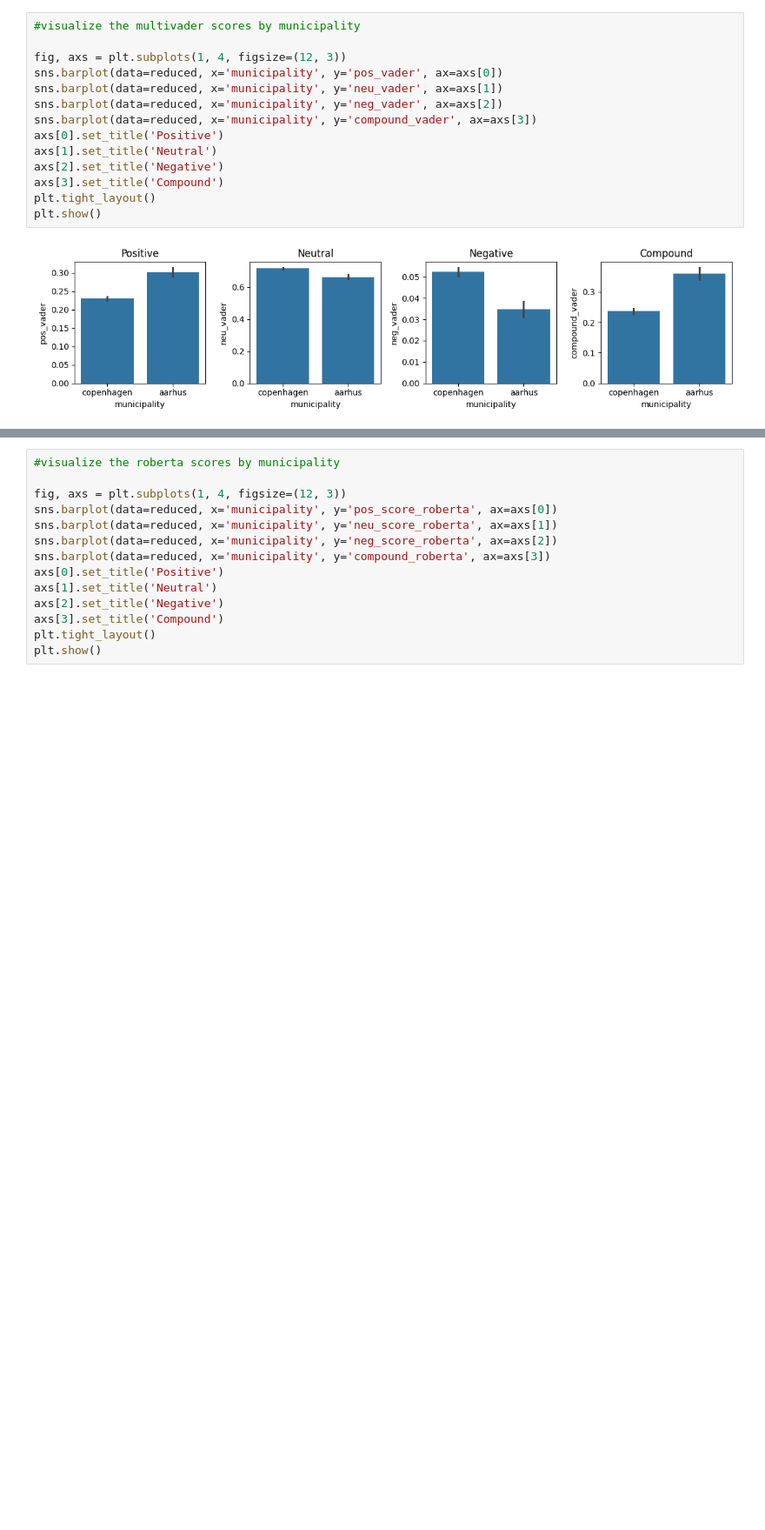
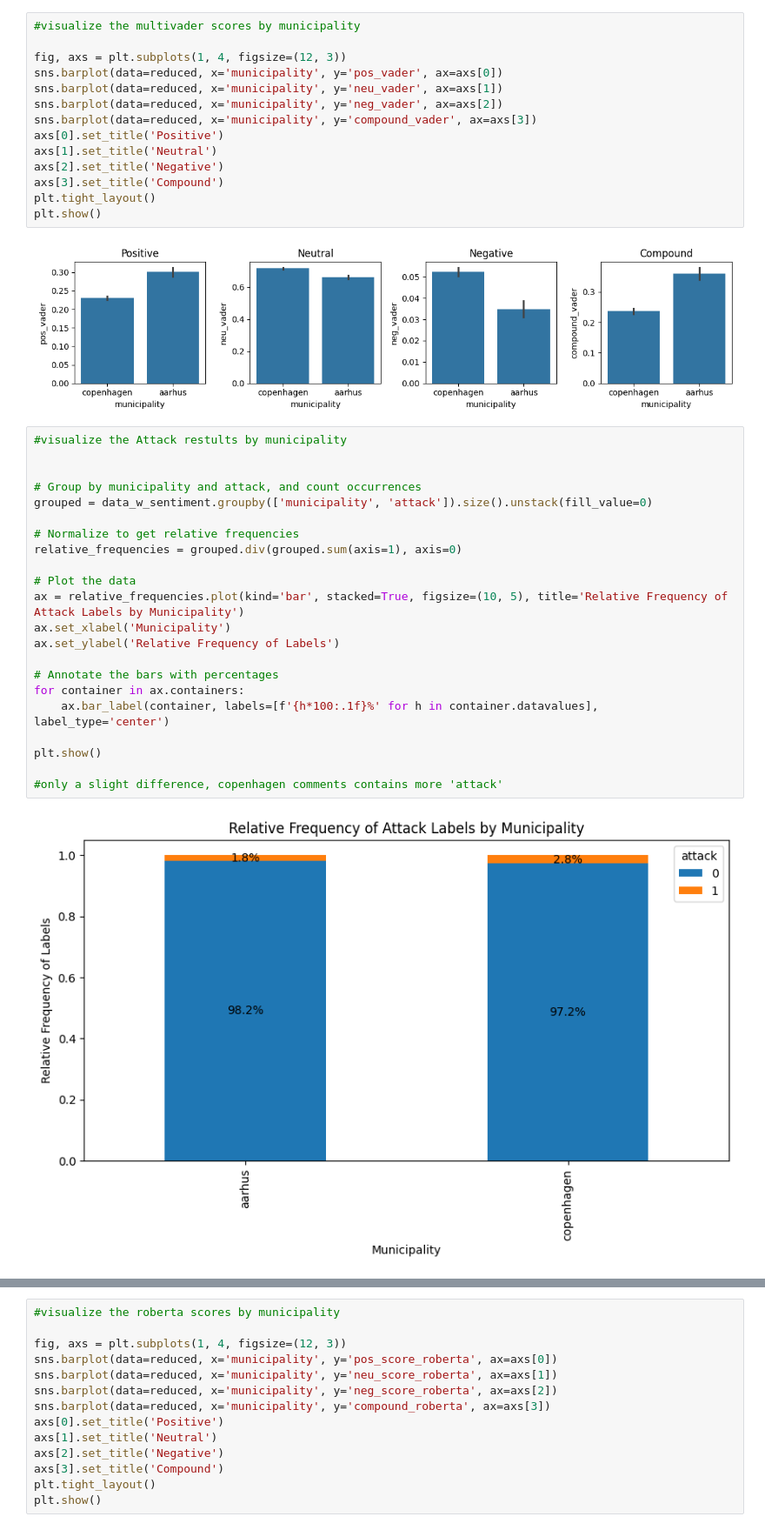
Before and after one commit to idadencker/STANDBY, a Jupyter notebook: Scripts/analysis_standby.ipynb, the cells around one changed output, grey strips where cells are left out. Shown at 87% size. Saved outputs shown, nothing was run; the diff lists cells and outputs as text; blank space fills up the shorter version.

Commit message:
more plots and new multilevel models

```diff
--- a/Scripts/analysis_standby.ipynb
+++ b/Scripts/analysis_standby.ipynb
@@ -840,3 +900,27 @@ plt.tight_layout()
 plt.show()
 # %% [output]
 [figure]
+# %%
+#visualize the Attack restults by municipality
+
+
+# Group by municipality and attack, and count occurrences
+grouped = data_w_sentiment.groupby(['municipality', 'attack']).size().unstack(fill_value=0)
+
+# Normalize to get relative frequencies
+relative_frequencies = grouped.div(grouped.sum(axis=1), axis=0)
+
+# Plot the data
+ax = relative_frequencies.plot(kind='bar', stacked=True, figsize=(10, 5), title='Relative Frequency of Attack Labels by Municipality')
+ax.set_xlabel('Municipality')
+ax.set_ylabel('Relative Frequency of Labels')
+
+# Annotate the bars with percentages
+for container in ax.containers:
+    ax.bar_label(container, labels=[f'{h*100:.1f}%' for h in container.datavalues], label_type='center')
+
+plt.show()
+
+#only a slight difference, copenhagen comments contains more 'attack'
+# %% [output]
+[figure, added]
```
Also changed, not shown: parts of 11 cells of this notebook, 3 other files.
